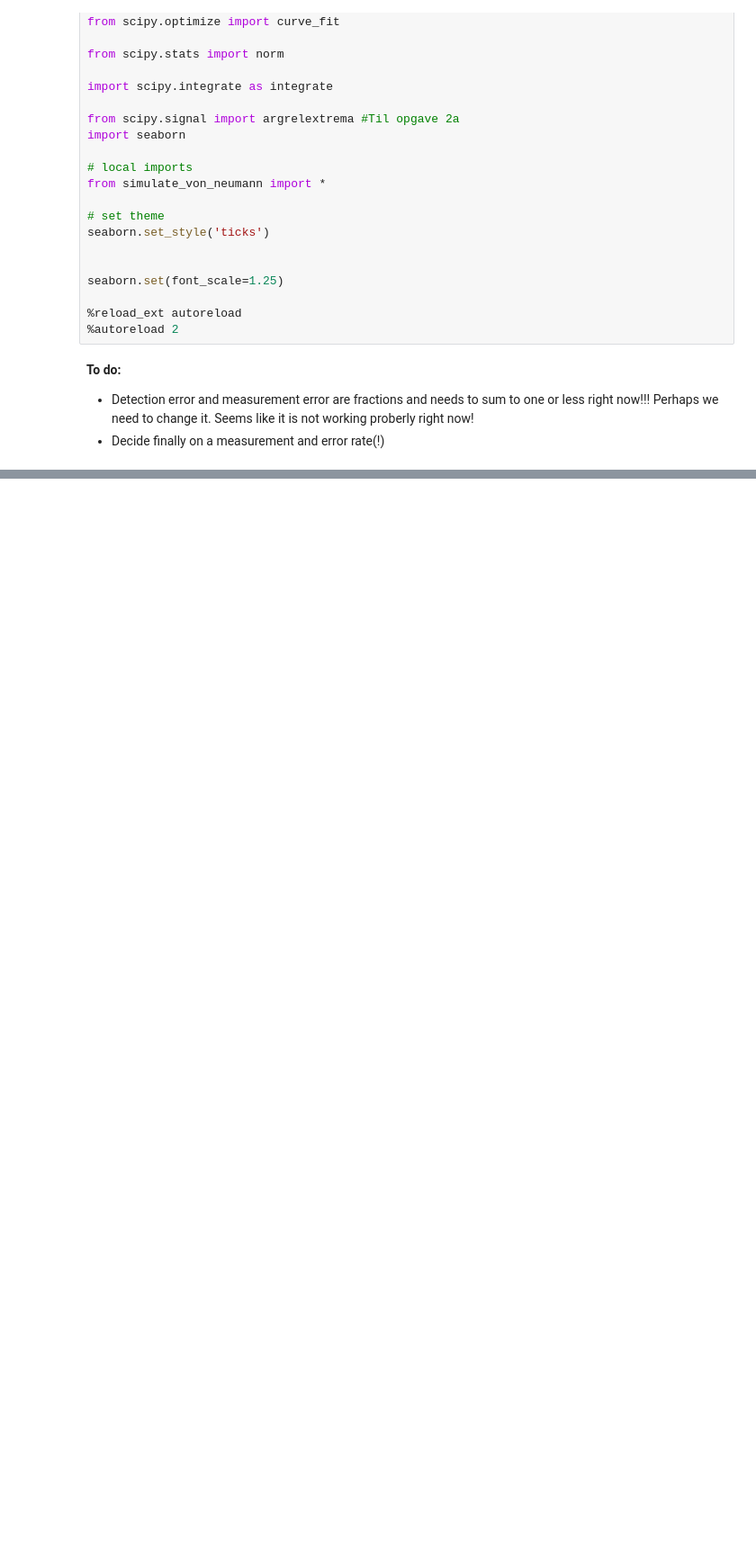
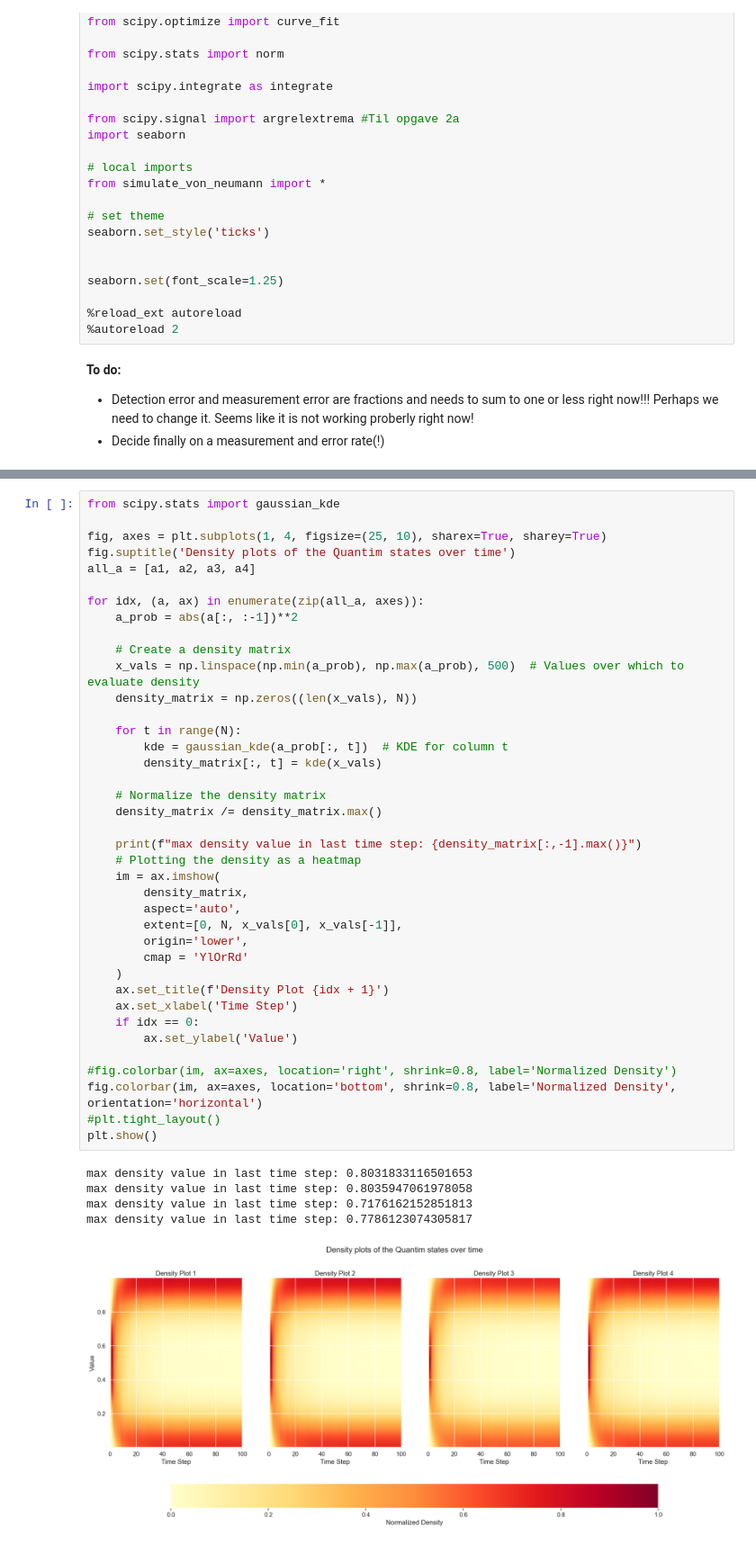
Before and after one commit to AlexInselmann/quantum-sensing, a Jupyter notebook: Final_simulations.ipynb, the cells around one changed output, grey strips where cells are left out. Shown at 90% size. Saved outputs shown, nothing was run; the diff lists cells and outputs as text; blank space fills up the shorter version.

```diff
--- a/Final_simulations.ipynb
+++ b/Final_simulations.ipynb
@@ -101,0 +167,45 @@ for
+# %%
+from scipy.stats import gaussian_kde
+
+fig, axes = plt.subplots(1, 4, figsize=(25, 10), sharex=True, sharey=True)
+fig.suptitle('Density plots of the Quantim states over time')
+all_a = [a1, a2, a3, a4]
+
+for idx, (a, ax) in enumerate(zip(all_a, axes)):
+    a_prob = abs(a[:, :-1])**2
+
+    # Create a density matrix
+    x_vals = np.linspace(np.min(a_prob), np.max(a_prob), 500)  # Values over which to evaluate density
+    density_matrix = np.zeros((len(x_vals), N))
+
+    for t in range(N):
+        kde = gaussian_kde(a_prob[:, t])  # KDE for column t
+        density_matrix[:, t] = kde(x_vals)
+
+    # Normalize the density matrix
+    density_matrix /= density_matrix.max()
+
+    print(f"max density value in last time step: {density_matrix[:,-1].max()}")
+    # Plotting the density as a heatmap
+    im = ax.imshow(
+        density_matrix,
+        aspect='auto',
+        extent=[0, N, x_vals[0], x_vals[-1]],
+        origin='lower',
+        cmap = 'YlOrRd'
+    )
+    ax.set_title(f'Density Plot {idx + 1}')
+    ax.set_xlabel('Time Step')
+    if idx == 0:
+        ax.set_ylabel('Value')
+
+#fig.colorbar(im, ax=axes, location='right', shrink=0.8, label='Normalized Density')
+fig.colorbar(im, ax=axes, location='bottom', shrink=0.8, label='Normalized Density', orientation='horizontal')
+#plt.tight_layout()
+plt.show()
+# %% [output]
+max density value in last time step: 0.8031833116501653
+max density value in last time step: 0.8035947061978058
+max density value in last time step: 0.7176162152851813
+max density value in last time step: 0.7786123074305817
+[figure, added]
```
Also changed, not shown: parts of 11 cells of this notebook, 6 other files.
